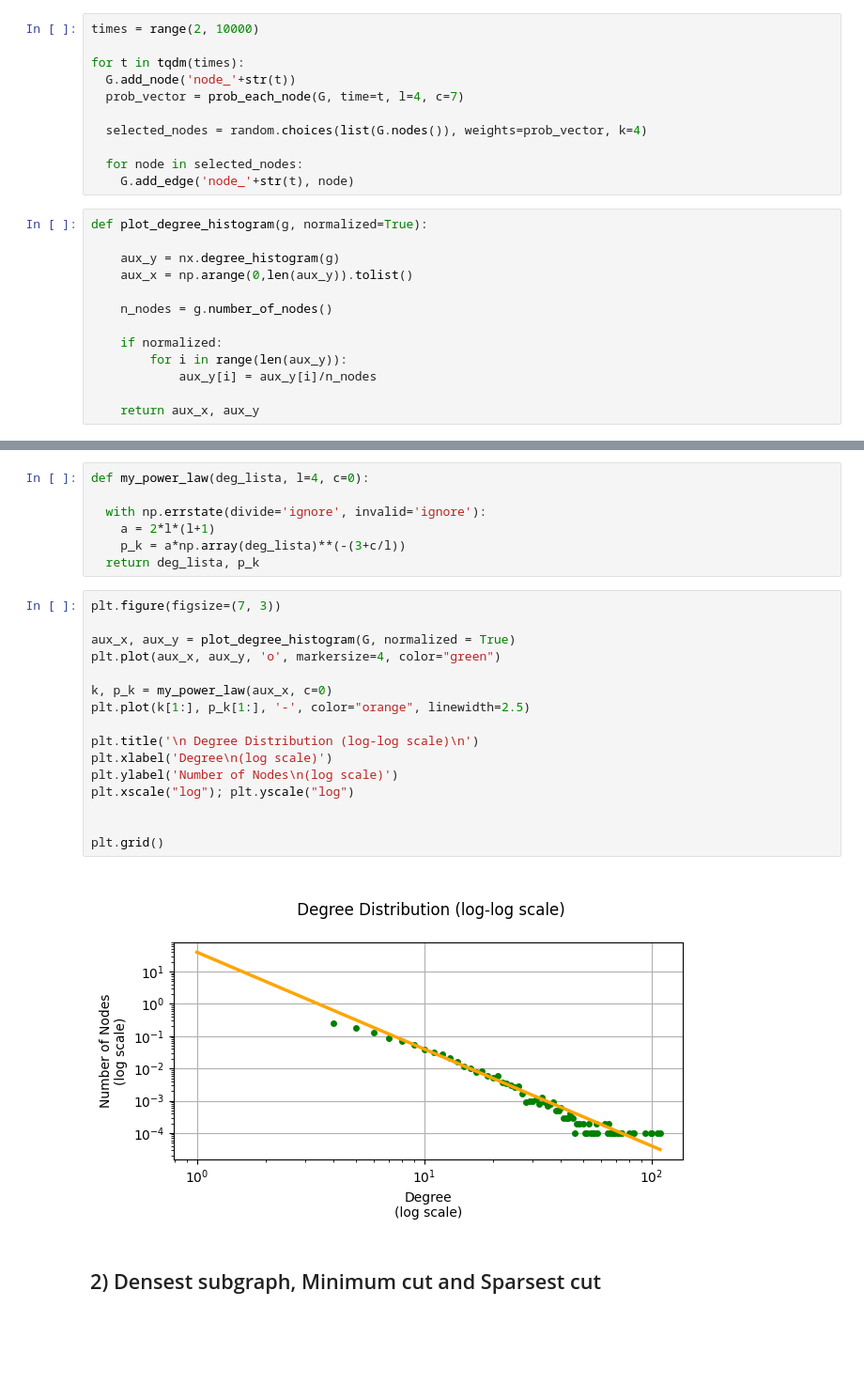
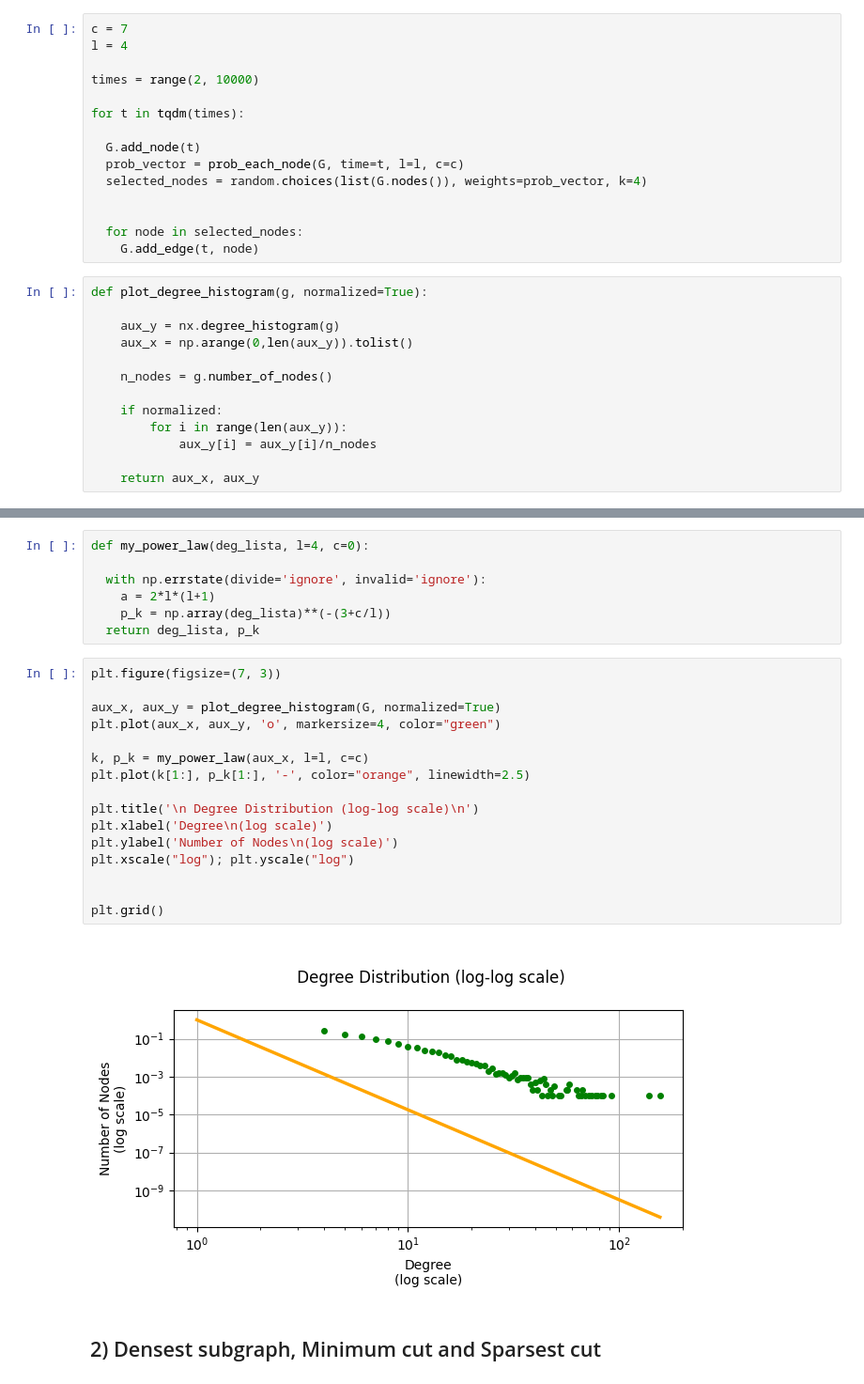
Before and after one commit to LM1997610/NeuralNetworks, a Jupyter notebook: ARIS_hw_(1).ipynb, the cells around one changed output, grey strips where cells are left out. Shown at 94% size. Saved outputs shown, nothing was run; the diff lists cells and outputs as text; blank space fills up the shorter version.

```diff
--- a/ARIS_hw_(1).ipynb
+++ b/ARIS_hw_(1).ipynb
@@ -46,16 +46,20 @@ def prob_each_node(graph, time, l=4, c=0):
 
   return my_prob_list
 # %%
+c = 7
+l = 4
+
 times = range(2, 10000)
 
 for t in tqdm(times):
-  G.add_node('node_'+str(t))
-  prob_vector = prob_each_node(G, time=t, l=4, c=7)
 
+  G.add_node(t)
+  prob_vector = prob_each_node(G, time=t, l=l, c=c)
   selected_nodes = random.choices(list(G.nodes()), weights=prob_vector, k=4)
 
+
   for node in selected_nodes:
-    G.add_edge('node_'+str(t), node)
+    G.add_edge(t, node)
 # %%
 def plot_degree_histogram(g, normalized=True):
 
@@ -99,26 +102,26 @@ def my_power_law(deg_lista, l=4, c=0):
 
   with np.errstate(divide='ignore', invalid='ignore'):
     a = 2*l*(l+1)
-    p_k = a*np.array(deg_lista)**(-(3+c/l))
+    p_k = np.array(deg_lista)**(-(3+c/l))
   return deg_lista, p_k
 # %%
 plt.figure(figsize=(7, 3))
 
-aux_x, aux_y = plot_degree_histogram(G, normalized = True)
+aux_x, aux_y = plot_degree_histogram(G, normalized=True)
 plt.plot(aux_x, aux_y, 'o', markersize=4, color="green")
 
-k, p_k = my_power_law(aux_x, c=0)
+k, p_k = my_power_law(aux_x, l=l, c=c)
 plt.plot(k[1:], p_k[1:], '-', color="orange", linewidth=2.5)
 
 plt.title('\n Degree Distribution (log-log scale)\n')
 plt.xlabel('Degree\n(log scale)')
 plt.ylabel('Number of Nodes\n(log scale)')
 plt.xscale("log"); plt.yscale("log")
 
 
 plt.grid()
 # %% [output]
-[figure, old version]
+[figure, new version]
 # %% [markdown]
 ## 2) Densest subgraph, Minimum cut and Sparsest cut
 # %%
```
Also changed, not shown: parts of 14 cells of this notebook.
